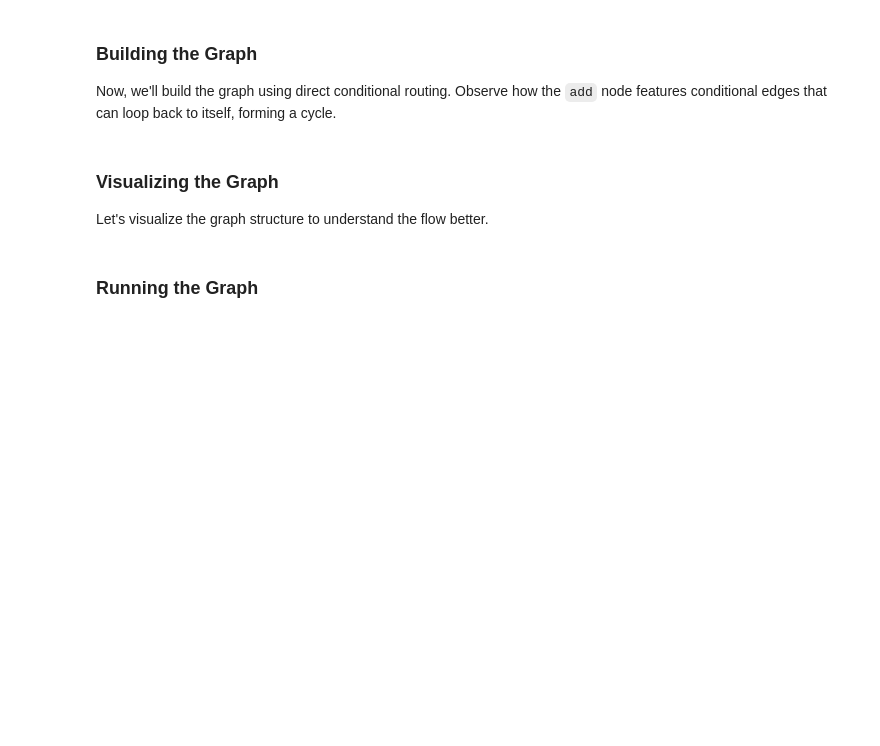
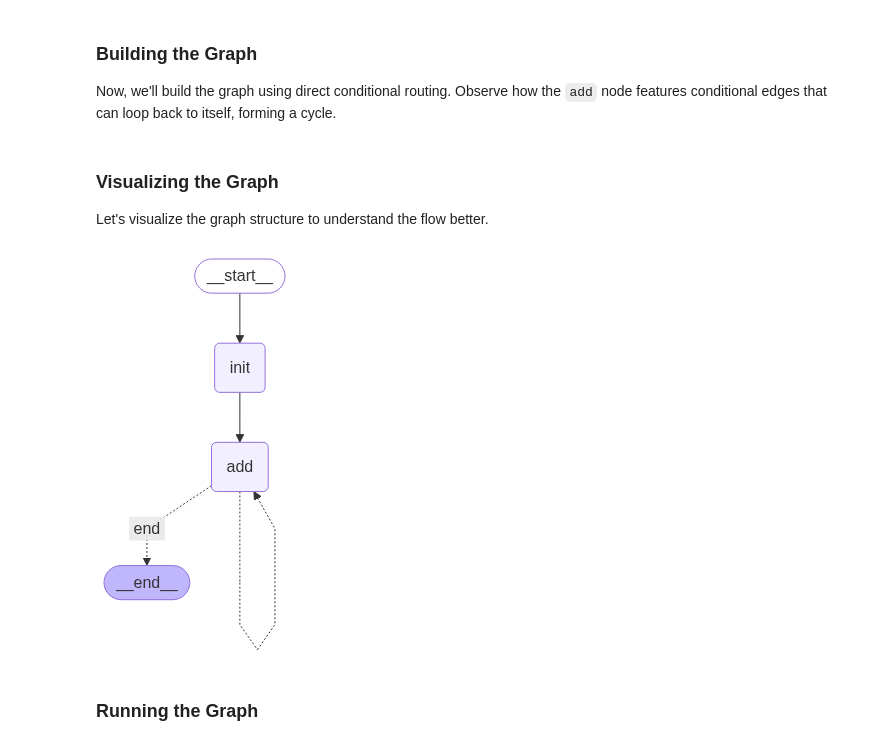
Before and after one commit to JustCodeIt7/LangGraph_101, a Jupyter notebook: 01-Graphs/06-Looping_Logic/06-Looping_Logic.ipynb, the cells around one changed output. Drawn from its saved outputs; the diff is of its cells as text; code cells hidden in the pictures; blank space fills up the shorter version.

```diff
--- a/01-Graphs/06-Looping_Logic/06-Looping_Logic.ipynb
+++ b/01-Graphs/06-Looping_Logic/06-Looping_Logic.ipynb
@@ -38,9 +56,45 @@ In this approach, we'll create a graph where the conditional edges are attached
 ### Building the Graph
 
 Now, we'll build the graph using direct conditional routing. Observe how the `add` node features conditional edges that can loop back to itself, forming a cycle.
+# %%
+# Build the graph
+graph = StateGraph(SumState)
+
+graph.add_node("init", init_node)
+graph.add_node("add", add_number)
+
+# From init → add
+graph.add_edge("init", "add")
+
+# From add → either add (loop) or END (using conditional routing)
+graph.add_conditional_edges(
+    "add",  # source node name
+    check_continue,  # the decision function
+    {
+        "add": "add",  # loop back to the same node
+        "end": END,  # or terminate the graph
+    },
+)
+
+# Specify the starting node
+graph.set_entry_point("init")
+
+# Compile and run
+app = graph.compile()
 # %% [markdown]
 ### Visualizing the Graph
 
 Let's visualize the graph structure to understand the flow better.
+# %%
+# Visualize the Graph (requires graphviz and pygraphviz or pydot)
+display(Image(app.get_graph().draw_mermaid_png()))
+# save the graph to a file
+with open("./output//06.1-Looping_Logic.png", "wb") as f:
+    f.write(app.get_graph().draw_mermaid_png())
+# Mermaid is a popular diagramming syntax that can be rendered in many tools
+with open("./output/06.1-Looping_Logic.mmd", "w") as f:
+    f.write(app.get_graph().draw_mermaid())
+# %% [output]
+[figure, added]
 # %% [markdown]
 ### Running the Graph
```
Also changed, not shown: parts of 10 cells of this notebook, 2 other files.
